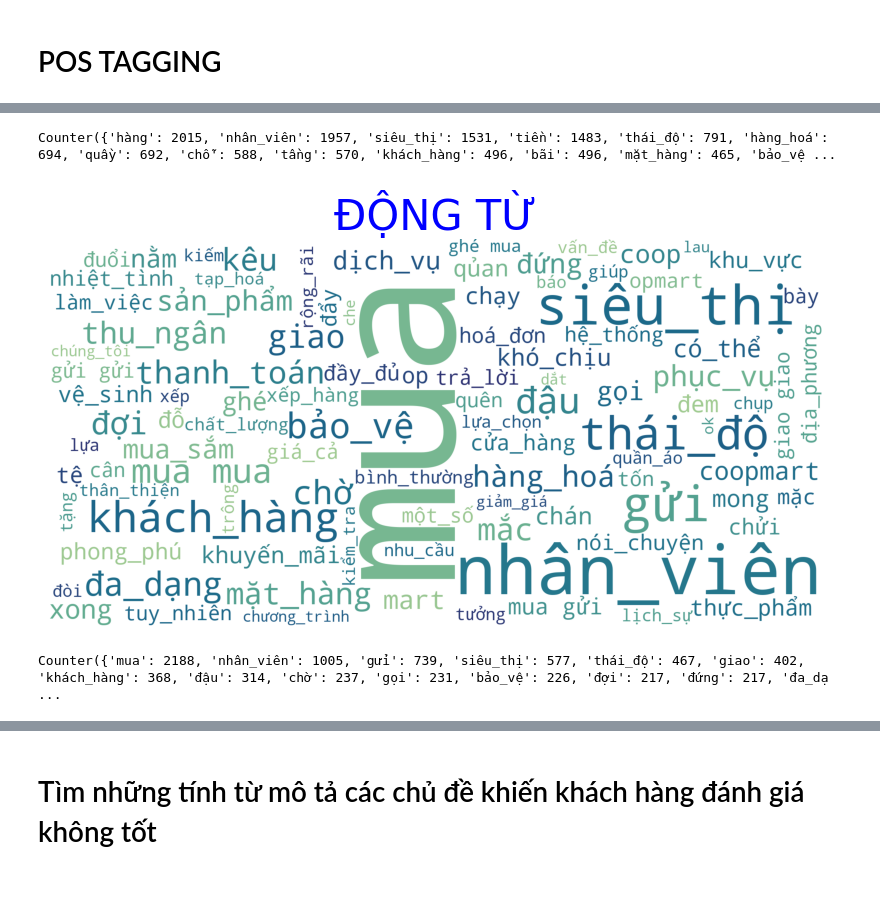
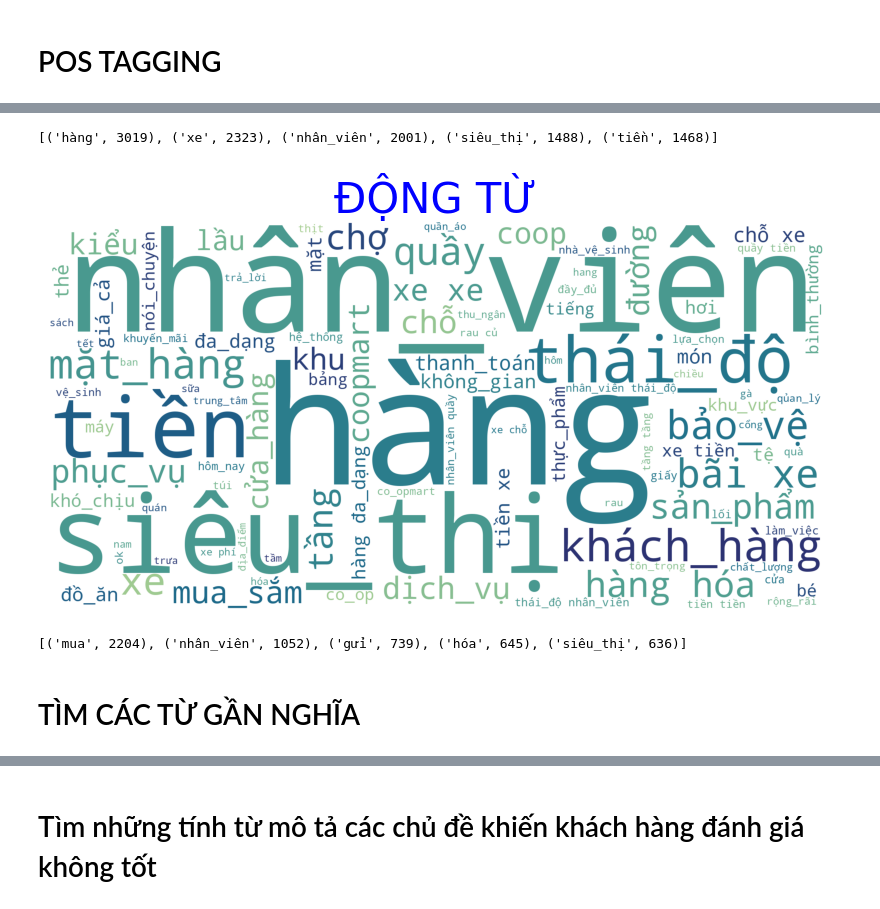
Before and after one commit to voquangkhai2003/Coop-Mart-Sentiment-Analysis, a Jupyter notebook: 4 Phân tích bình luận tiêu cực.ipynb, the cells around one changed output, grey strips where cells are left out. Saved outputs shown, nothing was run; the diff lists cells and outputs as text; code cells hidden in the pictures.

```diff
--- a/4 Phân tích bình luận tiêu cực.ipynb
+++ b/4 Phân tích bình luận tiêu cực.ipynb
@@ -115,4 +83,4 @@ def remove_stopwords(line):
 # %%
- def wt(sentence):
-    tokens = ViTokenizer.tokenize(sentence).split()
+def wt(sentence):
+    tokens = word_tokenize(sentence, format = 'text').split()
     return tokens
@@ -154,0 +87,2 @@ Name: comment, Length: 12657, dtype: object
+# %%
+df['preprocess'] = df['comment'].apply(wt).apply(remove_stopwords)
@@ -154,0 +95,3 @@ Name: comment, Length: 12657, dtype: object
+# %%
+df1 = df[df['preprocess'].str.strip().astype(bool)]
+df = df[['comment','preprocess']]
@@ -155,9 +114,8 @@ Name: comment, Length: 12657, dtype: object
 # %% [markdown]
 # POS TAGGING
 # %%
-# dùng hàm pos_tag để phân biệt đâu là danh từ, động từ, tính từ, ...
 pos_negative = []
-for i in df1:
+for i in df['preprocess']:
   pos = pos_tag(str(i))
   pos_negative.append(pos)
 # %%
@@ -264,45 +174,34 @@ plt.show()
-# %%
-# Bước 2: Đếm tần suất
-noun_counts = Counter(nouns)
-
-# In kết quả
-print(noun_counts)
-# %% [output]
-Counter({'hàng': 2015, 'nhân_viên': 1957, 'siêu_thị': 1531, 'tiền': 1483, 'thái_độ': 791, 'hàng_hoá': 694, 'quầy': 692, 'chỗ': 588, 'tầng': 570, 'khách_hàng': 496, 'bãi': 496, 'mặt_hàng': 465, 'bảo_vệ ...
+# %%
+noun_counts = Counter(nouns)
+
+top_5_nouns = noun_counts.most_common(5)
+print(top_5_nouns)
+# %% [output]
+[('hàng', 3019), ('xe', 2323), ('nhân_viên', 2001), ('siêu_thị', 1488), ('tiền', 1468)]
 # %%
-from wordcloud import WordCloud
-# Define the black_color_func
-def black_color_func(word, font_size, position, orientation, random_state=None, **kwargs):
-    return "black"  # All words will be black
+loud = " ".join(verbs)
 
-# Flatten the list of tokens into a single string
-cloud = " ".join(verbs)
+plt.figure(figsize=(10, 8))
+wc = WordCloud(
+    max_words=100,
+    background_color="white",
+    colormap=sns.color_palette("crest", as_cmap=True),
+    width=2000, height=1000
+).generate(cloud)
 
-
-# Generate the WordCloud
-plt.figure(figsize=(10, 8))
-word_cloud = WordCloud( # Use WordCloud directly instead of wordcloud.WordCloud
-    max_words=100,
-    colormap=sns.color_palette("crest", as_cmap=True),
-    background_color="white",
-    width=2000,
-    height=1000
-).generate(cloud)  # Use the flattened cloud string
-
-# Display the WordCloud
+plt.imshow(wc)
 plt.axis("off")
-plt.imshow(word_cloud)
-plt.title('ĐỘNG TỪ', fontdict={'fontsize': 30, 'color': 'blue'})
+plt.title("ĐỘNG TỪ", fontsize=30, color="blue")
 plt.show()
 # %% [output]
-[figure, old version]
+[figure, new version]
-# %%
-# Bước 2: Đếm tần suất
-verb_counts = Counter(verbs)
-
-# In kết quả
-print(verb_counts)
-# %% [output]
-Counter({'mua': 2188, 'nhân_viên': 1005, 'gửi': 739, 'siêu_thị': 577, 'thái_độ': 467, 'giao': 402, 'khách_hàng': 368, 'đậu': 314, 'chờ': 237, 'gọi': 231, 'bảo_vệ': 226, 'đợi': 217, 'đứng': 217, 'đa_dạ ...
+# %%
+verb_counts = Counter(verbs)
+top_5_verbs = verb_counts.most_common(5)
+print(top_5_verbs)
+# %% [output]
+[('mua', 2204), ('nhân_viên', 1052), ('gửi', 739), ('hóa', 645), ('siêu_thị', 636)]
+# %% [markdown]
+# TÌM CÁC TỪ GẦN NGHĨA
 # %%
 df2 = df['comment']
```
Also changed, not shown: parts of 88 cells of this notebook.
